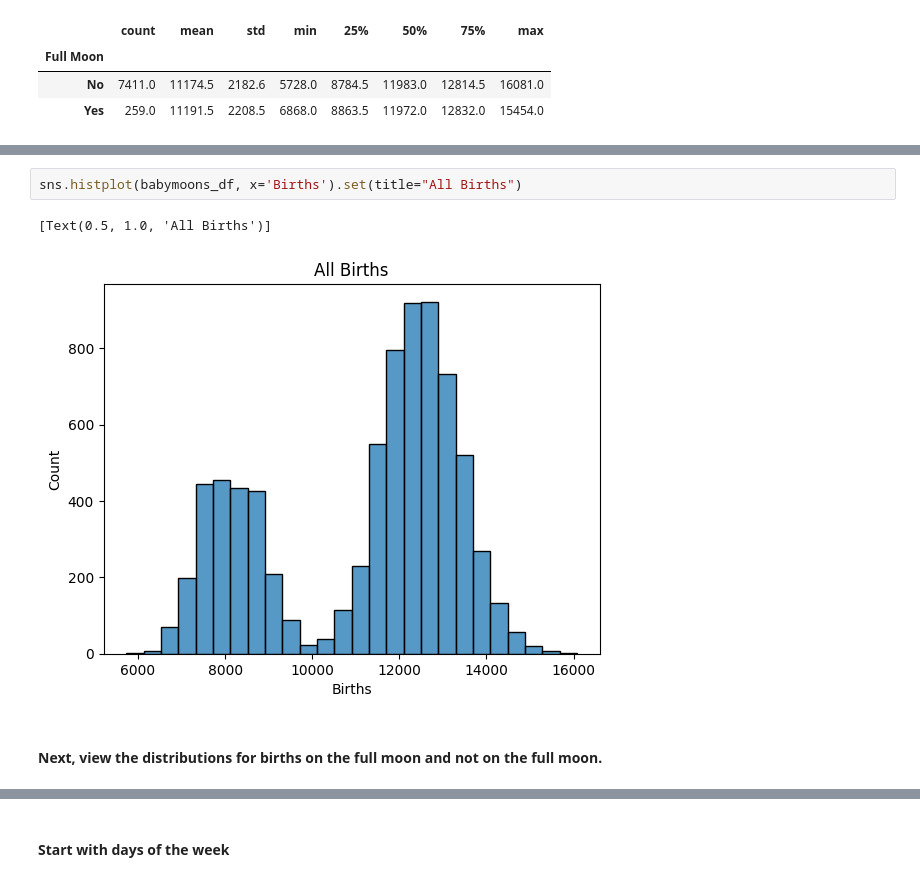
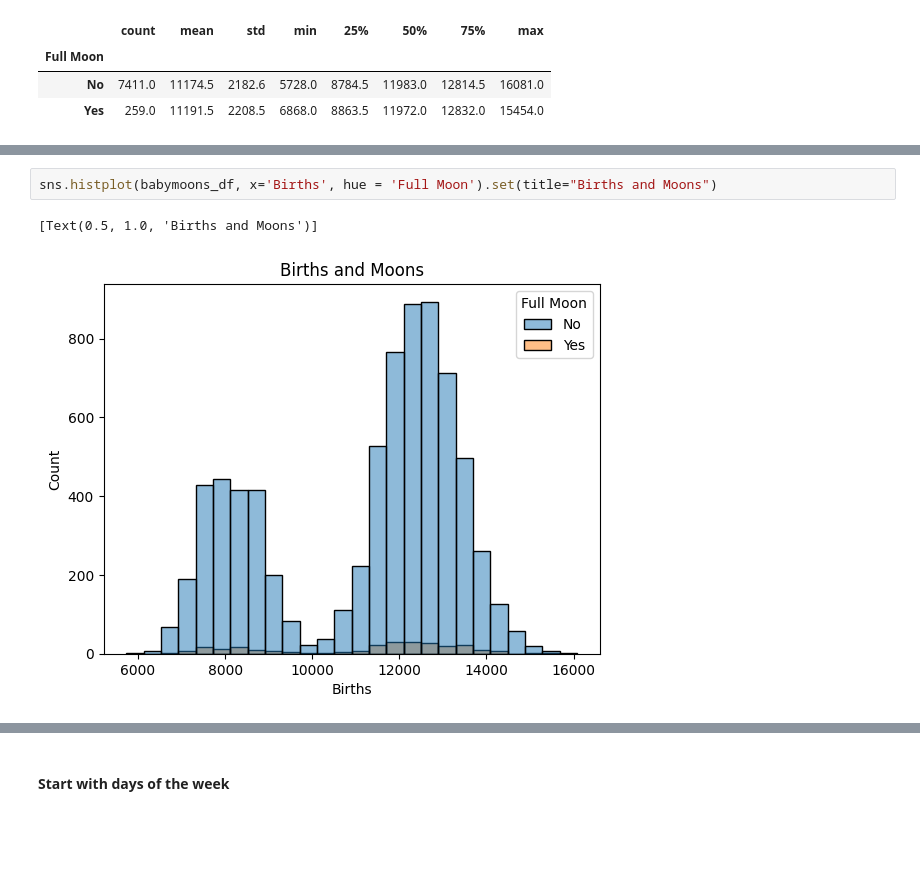
Before and after one commit to alisonkhill/babymoon, a Jupyter notebook: main.ipynb, the cells around one changed output, grey strips where cells are left out. Drawn from its saved outputs; the diff is of its cells as text; blank space fills up the shorter version.

```diff
--- a/main.ipynb
+++ b/main.ipynb
@@ -293,8 +293,6 @@ sns.boxplot(babymoons_df, x='Births', y='Full Moon')
 # %%
-sns.histplot(babymoons_df, x='Births').set(title="All Births")
+sns.histplot(babymoons_df, x='Births', hue = 'Full Moon').set(title="Births and Moons")
 # %% [output]
-[Text(0.5, 1.0, 'All Births')]
+[Text(0.5, 1.0, 'Births and Moons')]
-[figure, old version]
+[figure, new version]
-# %% [markdown]
-#### Next, view the distributions for births on the full moon and not on the full moon.
 # %%
```
Also changed, not shown: parts of 14 cells of this notebook.
